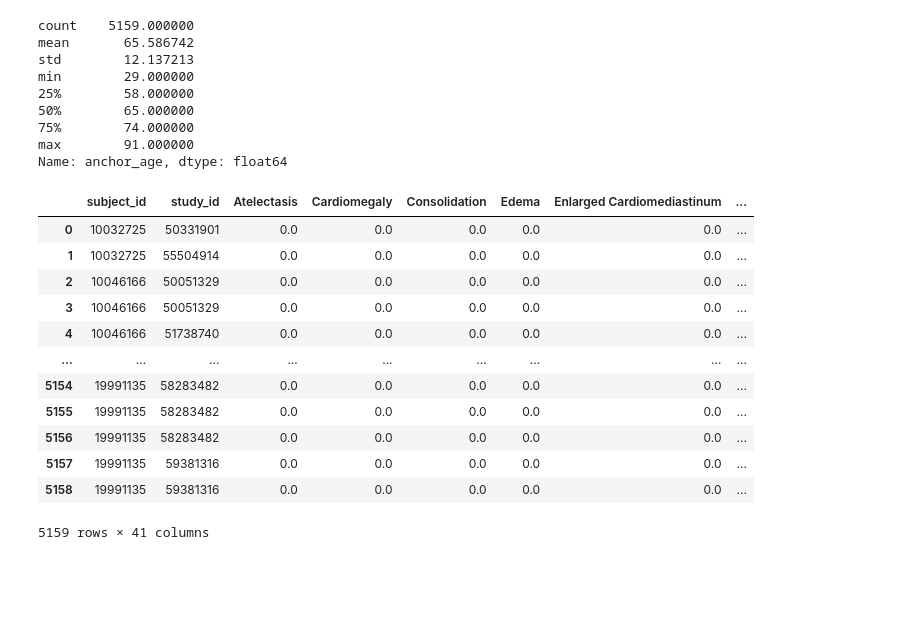
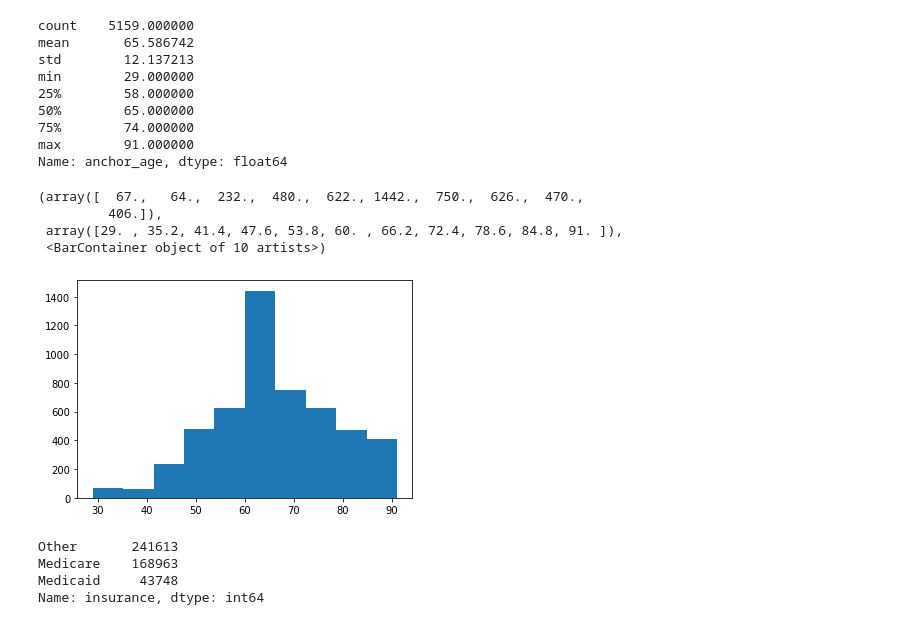
Before and after one commit to zmz223/CS334FinalProject, a Jupyter notebook: zach/analysis/results_merge.ipynb, the cells around one changed output. Cells and saved outputs as stored; diff of their text form; code cells hidden in the pictures; blank space fills up the shorter version.

```diff
--- a/zach/analysis/results_merge.ipynb
+++ b/zach/analysis/results_merge.ipynb
@@ -99,19 +119,11 @@ min        29.000000
 75%        74.000000
 max        91.000000
 Name: anchor_age, dtype: float64
-# %%
-results
-# %% [output]
-|  | subject_id | study_id | Atelectasis | Cardiomegaly | Consolidation | Edema | Enlarged Cardiomediastinum | ... |
-| 0 | 10032725 | 50331901 | 0.0 | 0.0 | 0.0 | 0.0 | 0.0 | ... |
-| 1 | 10032725 | 55504914 | 0.0 | 0.0 | 0.0 | 0.0 | 0.0 | ... |
-| 2 | 10046166 | 50051329 | 0.0 | 0.0 | 0.0 | 0.0 | 0.0 | ... |
-| 3 | 10046166 | 50051329 | 0.0 | 0.0 | 0.0 | 0.0 | 0.0 | ... |
-| 4 | 10046166 | 51738740 | 0.0 | 0.0 | 0.0 | 0.0 | 0.0 | ... |
-| ... | ... | ... | ... | ... | ... | ... | ... | ... |
-| 5154 | 19991135 | 58283482 | 0.0 | 0.0 | 0.0 | 0.0 | 0.0 | ... |
-| 5155 | 19991135 | 58283482 | 0.0 | 0.0 | 0.0 | 0.0 | 0.0 | ... |
-| 5156 | 19991135 | 58283482 | 0.0 | 0.0 | 0.0 | 0.0 | 0.0 | ... |
-| 5157 | 19991135 | 59381316 | 0.0 | 0.0 | 0.0 | 0.0 | 0.0 | ... |
-| 5158 | 19991135 | 59381316 | 0.0 | 0.0 | 0.0 | 0.0 | 0.0 | ... |
-5159 rows × 41 columns
+# %%
+plt.hist(results['anchor_age'])
+# %% [output]
+(array([  67.,   64.,  232.,  480.,  622., 1442.,  750.,  626.,  470.,
+         406.]),
+ array([29. , 35.2, 41.4, 47.6, 53.8, 60. , 66.2, 72.4, 78.6, 84.8, 91. ]),
+ <BarContainer object of 10 artists>)
+[figure, added]
@@ -117,0 +133,7 @@ results
+# %%
+admissions['insurance'].value_counts(dropna=False)
+# %% [output]
+Other       241613
+Medicare    168963
+Medicaid     43748
+Name: insurance, dtype: int64
```
Also changed, not shown: parts of 4 cells of this notebook, 4 other files.
